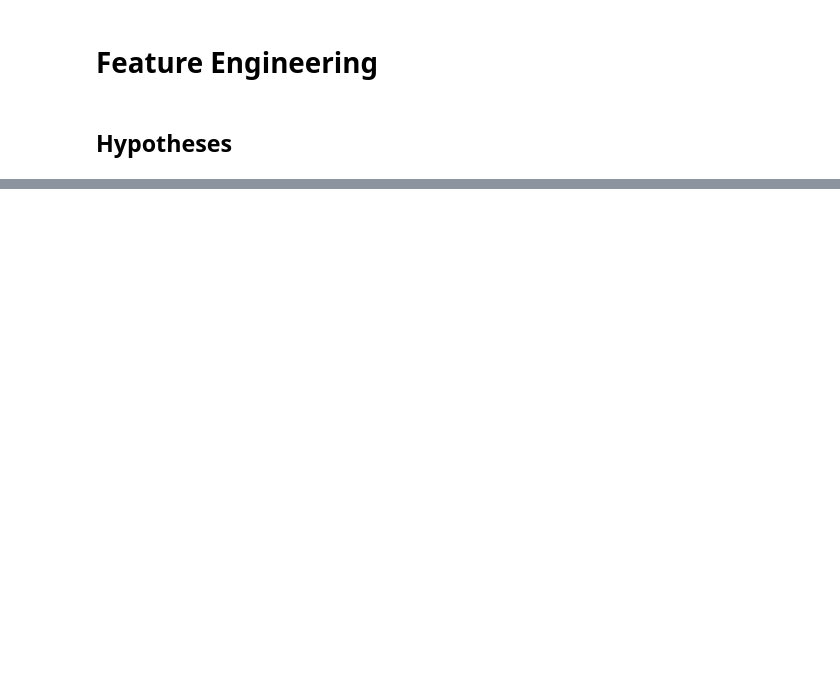
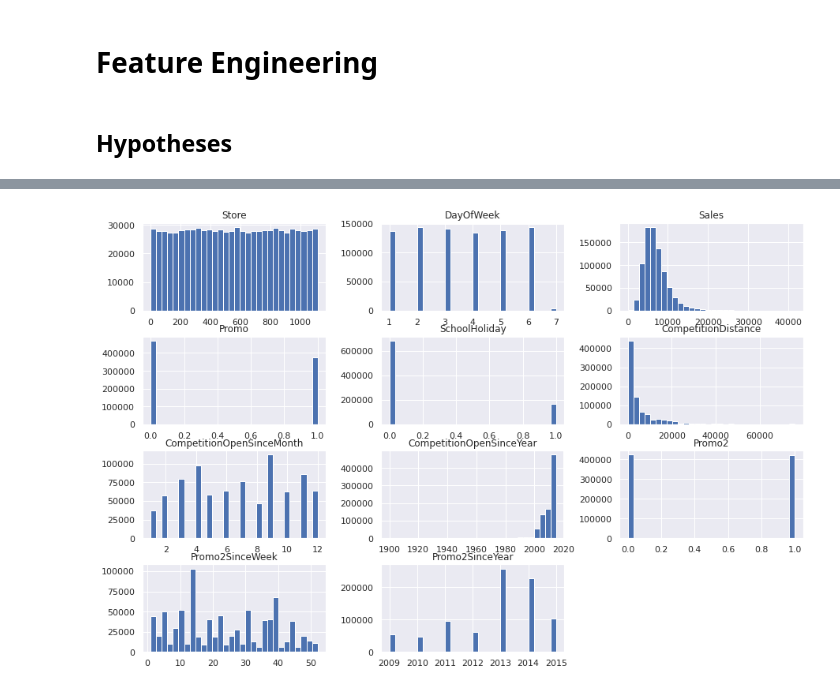
Before and after one commit to brenosakaguti/rossman-sales-prediction, a Jupyter notebook: rossman_sales_prediction.ipynb, the cells around one changed output, grey strips where cells are left out. Drawn from its saved outputs; the diff is of its cells as text; code cells hidden in the pictures; blank space fills up the shorter version.

```diff
--- a/rossman_sales_prediction.ipynb
+++ b/rossman_sales_prediction.ipynb
@@ -181,0 +158,4 @@ pd.Timestamp("2013-01-17").week
+# %%
+num_attributes.hist(bins=30,figsize=(15,10));
+# %% [output]
+[figure, added]
```
Also changed, not shown: parts of 24 cells of this notebook.
